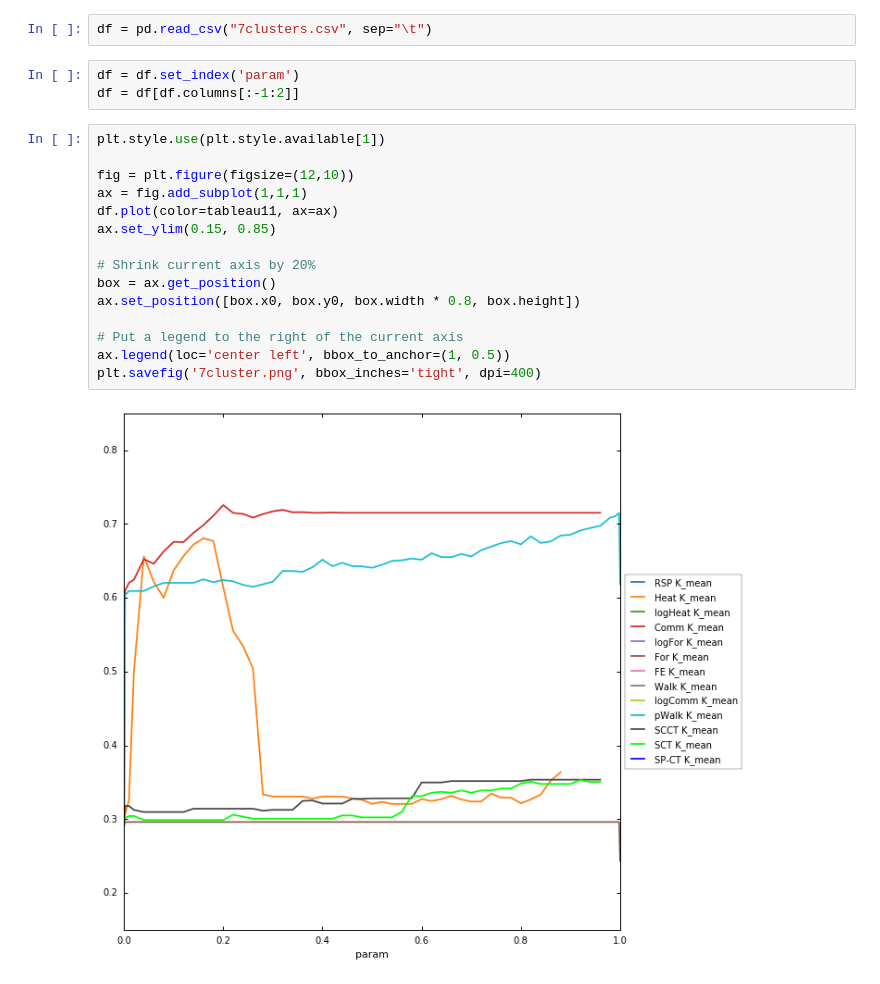
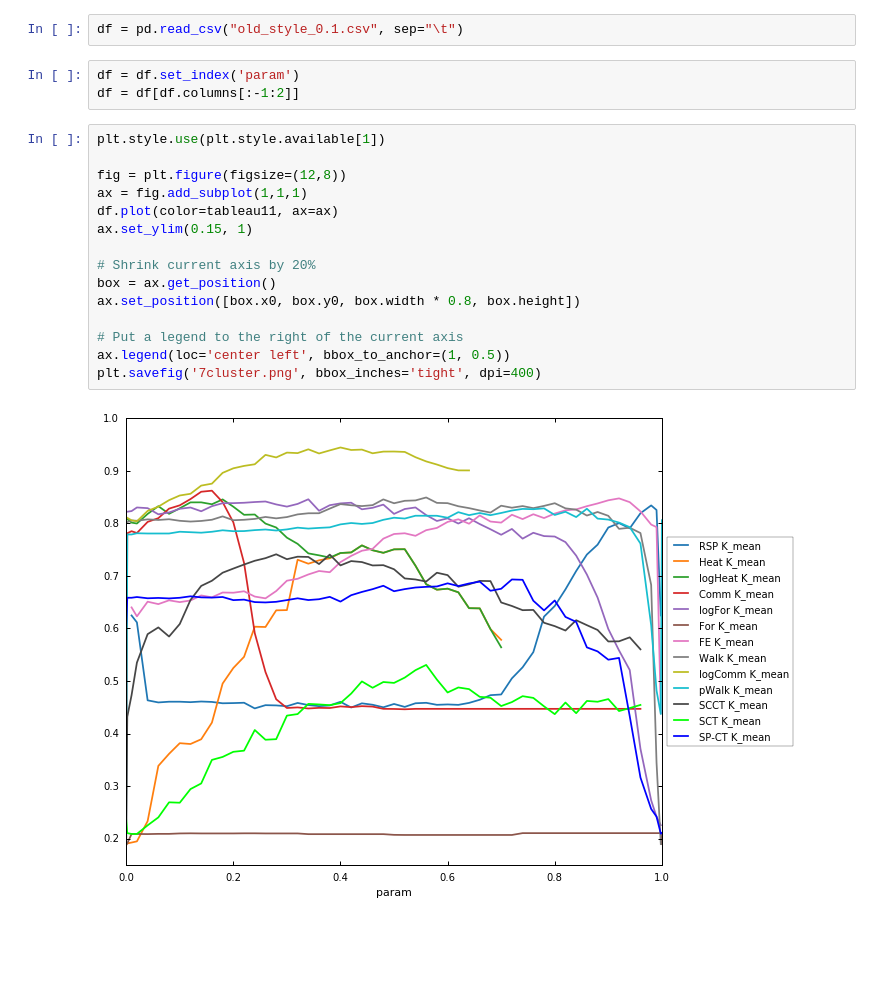
Before and after one commit to illusionww/jDistance, a Jupyter notebook: trusted-results/savefig.ipynb, the cells around one changed output. Drawn from its saved outputs; the diff is of its cells as text; blank space fills up the shorter version.

```diff
--- a/trusted-results/savefig.ipynb
+++ b/trusted-results/savefig.ipynb
@@ -14,24 +14,24 @@ for i in range(len(tableau11)):
     r, g, b = tableau11[i]
     tableau11[i] = (r / 255., g / 255., b / 255.)
 # %%
-df = pd.read_csv("7clusters.csv", sep="\t")
+df = pd.read_csv("old_style_0.1.csv", sep="\t")
 # %%
 df = df.set_index('param')
 df = df[df.columns[:-1:2]]
 # %%
 plt.style.use(plt.style.available[1])
 
-fig = plt.figure(figsize=(12,10))
+fig = plt.figure(figsize=(12,8))
 ax = fig.add_subplot(1,1,1)
 df.plot(color=tableau11, ax=ax)
-ax.set_ylim(0.15, 0.85)
+ax.set_ylim(0.15, 1)
 
 # Shrink current axis by 20%
 box = ax.get_position()
 ax.set_position([box.x0, box.y0, box.width * 0.8, box.height])
 
 # Put a legend to the right of the current axis
 ax.legend(loc='center left', bbox_to_anchor=(1, 0.5))
 plt.savefig('7cluster.png', bbox_inches='tight', dpi=400)
 # %% [output]
-[figure, old version]
+[figure, new version]
```
Also changed, not shown: 6 other files.
